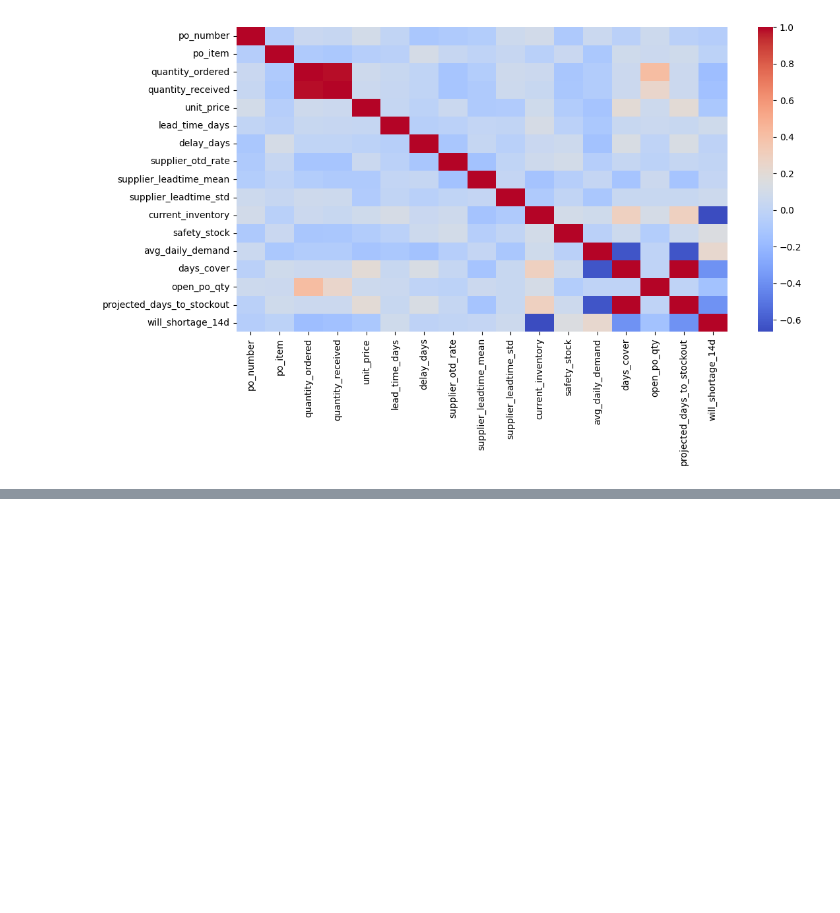
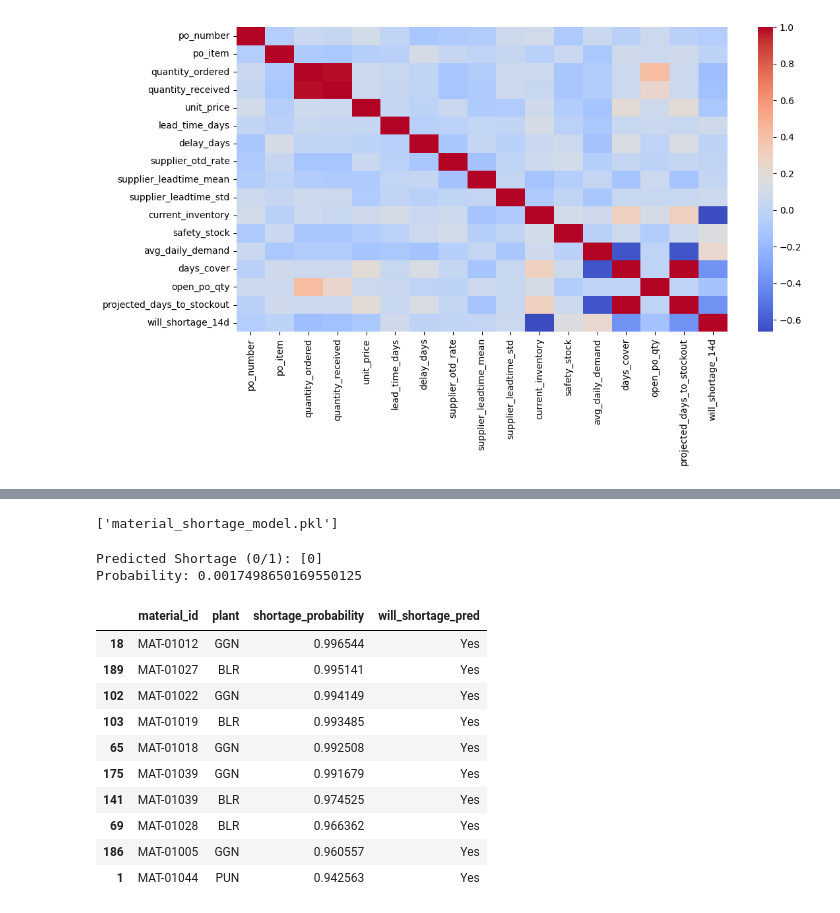
Before and after one commit to sminiyar/AI_Champion, a Jupyter notebook: Sudarshan_POC1.ipynb, the cells around one changed output, grey strips where cells are left out. Saved outputs shown, nothing was run; the diff lists cells and outputs as text; code cells hidden in the pictures; blank space fills up the shorter version.

```diff
--- a/Sudarshan_POC1.ipynb
+++ b/Sudarshan_POC1.ipynb
@@ -77,3 +77,20 @@ df_model = df.drop([
     'material_desc', 'supplier_name', 'po_number', 'po_item',
     'po_order_date', 'promised_date', 'actual_delivery_date'
 ], axis=1)
+# %%
+from sklearn.preprocessing import LabelEncoder
+
+categorical_cols = ['plant', 'material_id', 'supplier_id']
+
+le = LabelEncoder()
+for col in categorical_cols:
+    df_model[col] = le.fit_transform(df_model[col])
+# %%
+from sklearn.model_selection import train_test_split
+
+X = df_model.drop('will_shortage_14d', axis=1)
+y = df_model['will_shortage_14d']
+
+X_train, X_test, y_train, y_test = train_test_split(
+    X, y, test_size=0.2, random_state=42, stratify=y
+)
@@ -79,0 +122,12 @@ df_model = df.drop([
+# %%
+!pip install catboost
+from catboost import CatBoostClassifier
+model_cb = CatBoostClassifier(
+    iterations=500,
+    depth=8,
+    learning_rate=0.05,
+    eval_metric='F1',
+    verbose=False
+)
+
+model_cb.fit(X_train, y_train)
@@ -79,0 +175,37 @@ df_model = df.drop([
+# %%
+import joblib
+joblib.dump(model_cb, "material_shortage_model.pkl")
+# %% [output]
+['material_shortage_model.pkl']
+# %%
+model = joblib.load("material_shortage_model.pkl")
+sample = X_test.iloc[0]
+print("Predicted Shortage (0/1):", model.predict([sample]))
+print("Probability:", model.predict_proba([sample])[0][1])
+# %% [output]
+Predicted Shortage (0/1): [0]
+Probability: 0.0017498650169550125
+# %%
+proba = model_cb.predict_proba(X_test)[:, 1]
+
+result = df.loc[X_test.index, ['material_id', 'plant']].copy()
+result['shortage_probability'] = proba
+
+import pandas as pd
+result['will_shortage_pred'] = pd.Series(
+    proba >= 0.5, index=result.index
+).map({True: 'Yes', False: 'No'})
+
+result.sort_values('shortage_probability', ascending=False).head(10)
+# %% [output]
+|  | material_id | plant | shortage_probability | will_shortage_pred |
+| 18 | MAT-01012 | GGN | 0.996544 | Yes |
+| 189 | MAT-01027 | BLR | 0.995141 | Yes |
+| 102 | MAT-01022 | GGN | 0.994149 | Yes |
+| 103 | MAT-01019 | BLR | 0.993485 | Yes |
+| 65 | MAT-01018 | GGN | 0.992508 | Yes |
+| 175 | MAT-01039 | GGN | 0.991679 | Yes |
+| 141 | MAT-01039 | BLR | 0.974525 | Yes |
+| 69 | MAT-01028 | BLR | 0.966362 | Yes |
+| 186 | MAT-01005 | GGN | 0.960557 | Yes |
+| 1 | MAT-01044 | PUN | 0.942563 | Yes |
```
Also changed, not shown: parts of 3 cells of this notebook.
